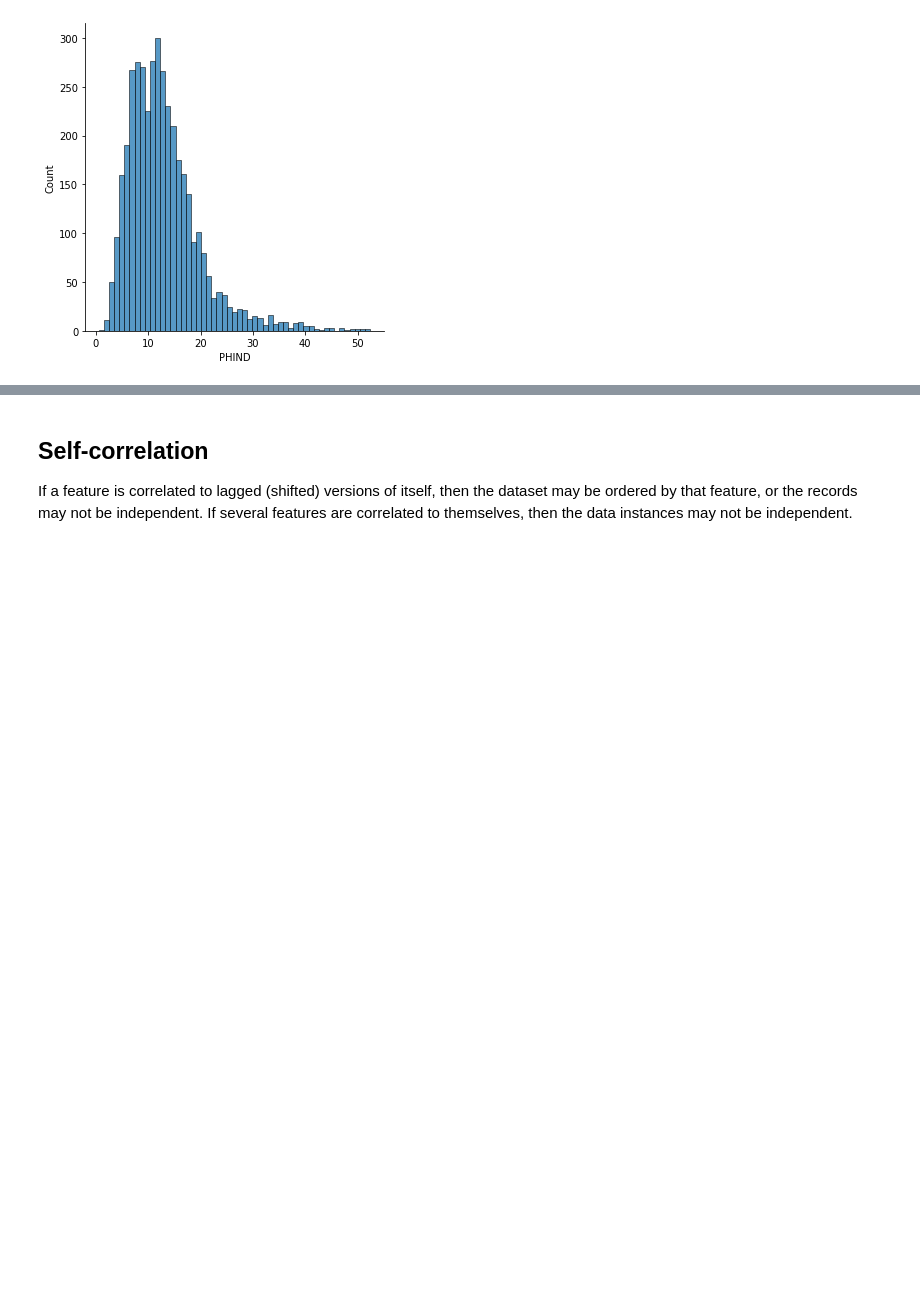
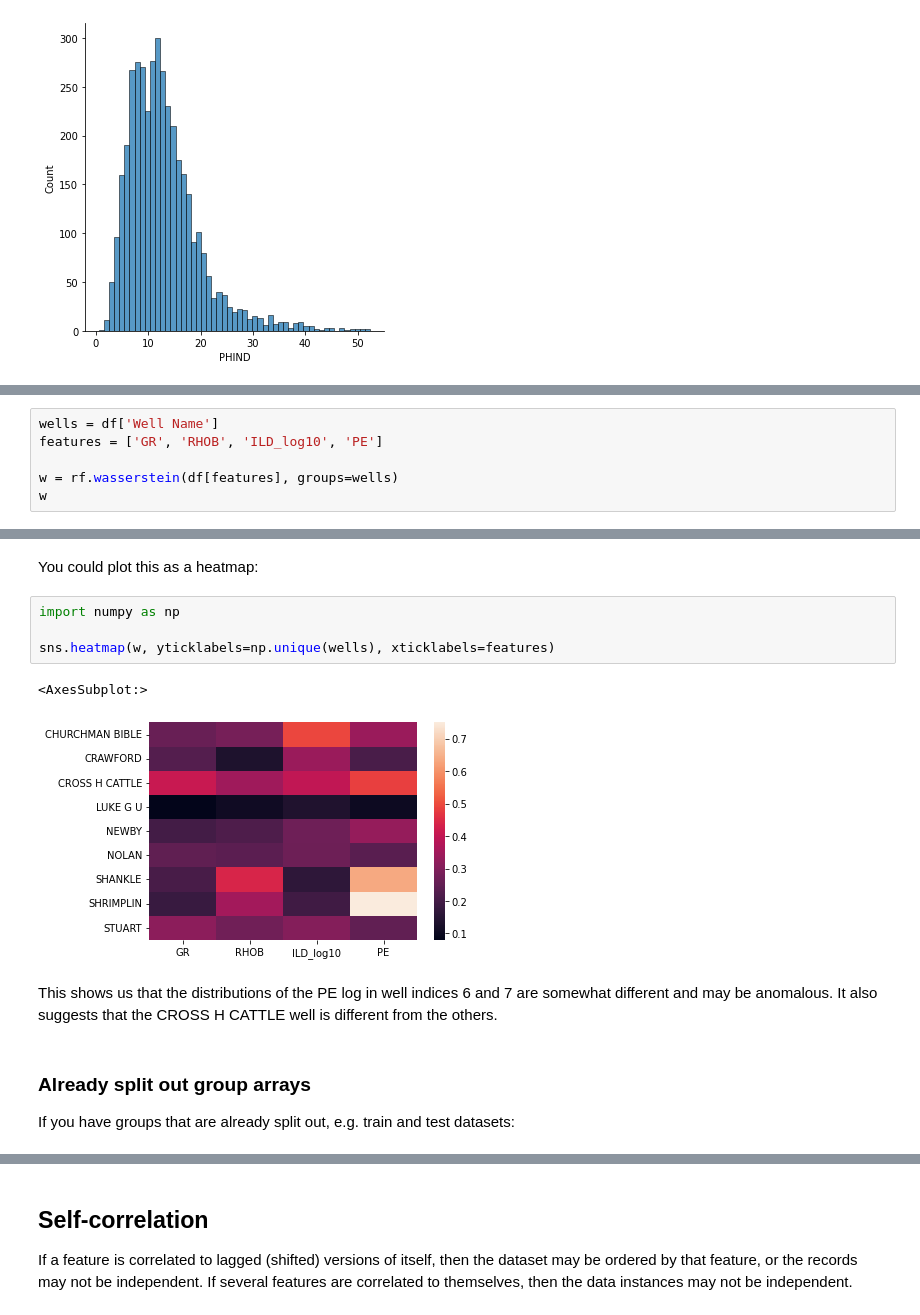
Before and after one commit to scienxlab/redflag, a Jupyter notebook: docs/notebooks/Using_redflag.ipynb, the cells around one changed output, grey strips where cells are left out. Drawn from its saved outputs; the diff is of its cells as text; blank space fills up the shorter version.

```diff
--- a/docs/notebooks/Using_redflag.ipynb
+++ b/docs/notebooks/Using_redflag.ipynb
@@ -120,0 +176,6 @@ sns.displot(df['PHIND'])
+# %%
+wells = df['Well Name']
+features = ['GR', 'RHOB', 'ILD_log10', 'PE']
+
+w = rf.wasserstein(df[features], groups=wells)
+w
@@ -120,0 +192,15 @@ sns.displot(df['PHIND'])
+# %% [markdown]
+You could plot this as a heatmap:
+# %%
+import numpy as np
+
+sns.heatmap(w, yticklabels=np.unique(wells), xticklabels=features)
+# %% [output]
+<AxesSubplot:>
+[figure, added]
+# %% [markdown]
+This shows us that the distributions of the PE log in well indices 6 and 7 are somewhat different and may be anomalous. It also suggests that the CROSS H CATTLE well is different from the others.
+# %% [markdown]
+### Already split out group arrays
+
+If you have groups that are already split out, e.g. train and test datasets:
```
Also changed, not shown: parts of 26 cells of this notebook.
